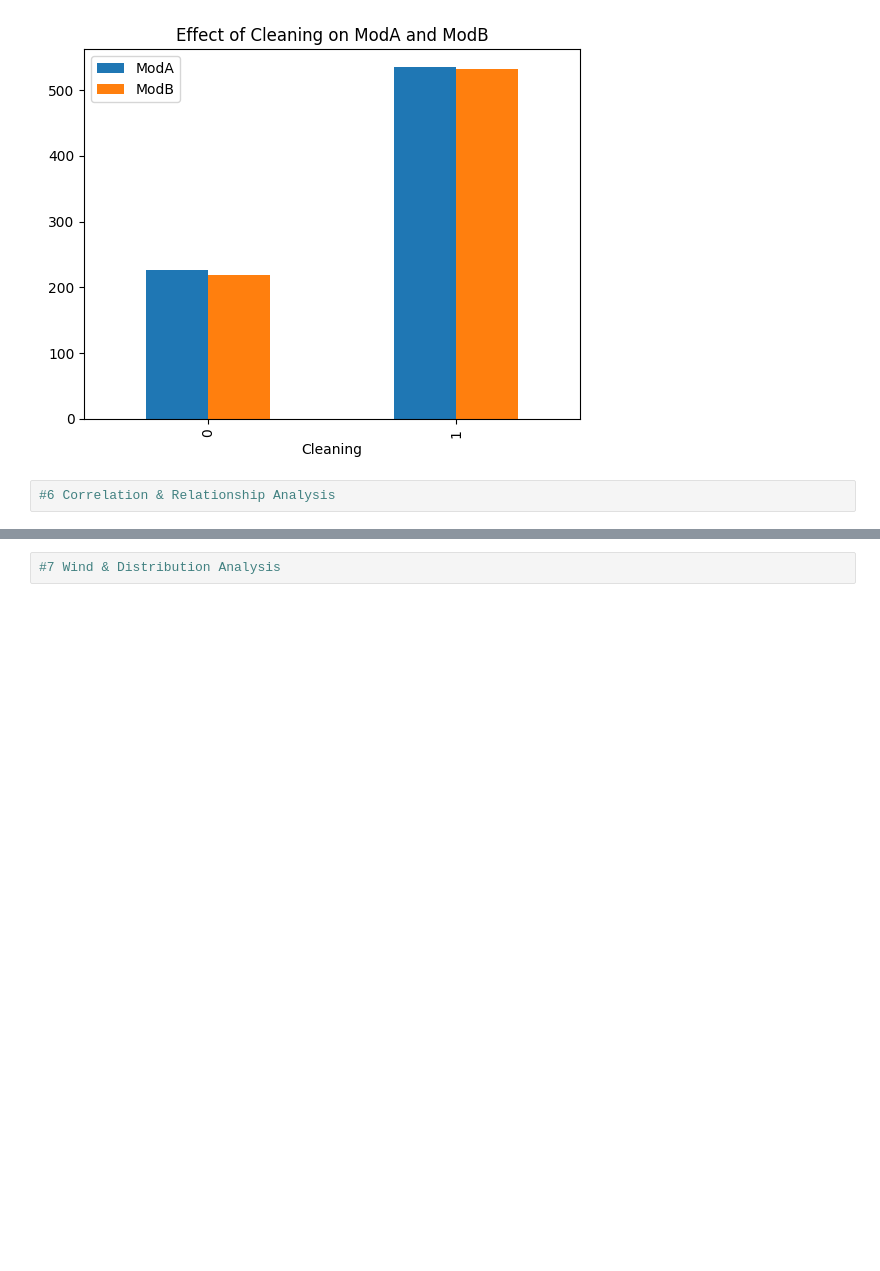
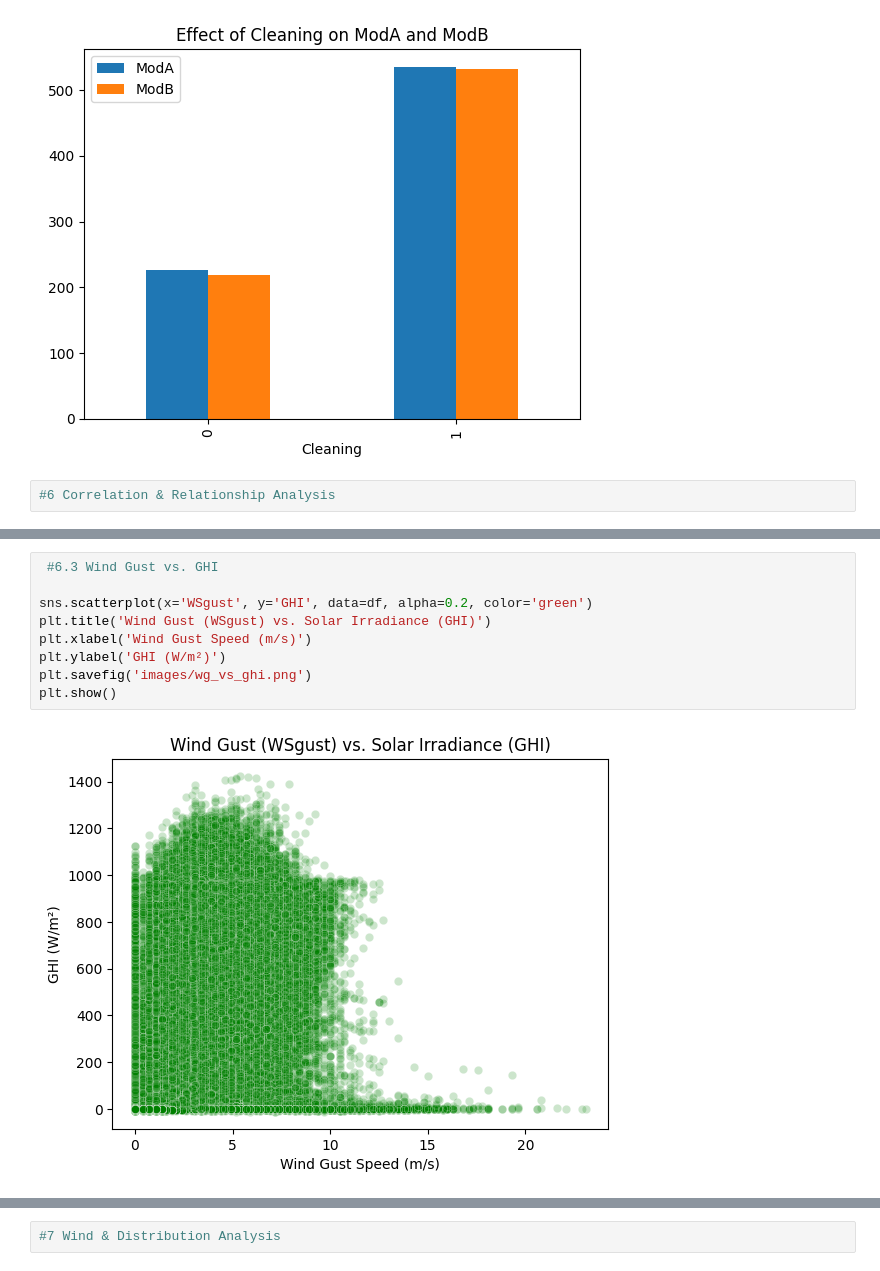
Before and after one commit to emegua19/solar-challenge-week1, a Jupyter notebook: notebooks/togo_eda.ipynb, the cells around one changed output, grey strips where cells are left out. Drawn from its saved outputs; the diff is of its cells as text; blank space fills up the shorter version.

```diff
--- a/notebooks/togo_eda.ipynb
+++ b/notebooks/togo_eda.ipynb
@@ -114,0 +147,11 @@ plt.savefig('notebooks/images/scatter.png')
+# %%
+ #6.3 Wind Gust vs. GHI
+
+sns.scatterplot(x='WSgust', y='GHI', data=df, alpha=0.2, color='green')
+plt.title('Wind Gust (WSgust) vs. Solar Irradiance (GHI)')
+plt.xlabel('Wind Gust Speed (m/s)')
+plt.ylabel('GHI (W/m²)')
+plt.savefig('images/wg_vs_ghi.png')
+plt.show()
+# %% [output]
+[figure, added]
```
Also changed, not shown: parts of 15 cells of this notebook, 20 other files.
